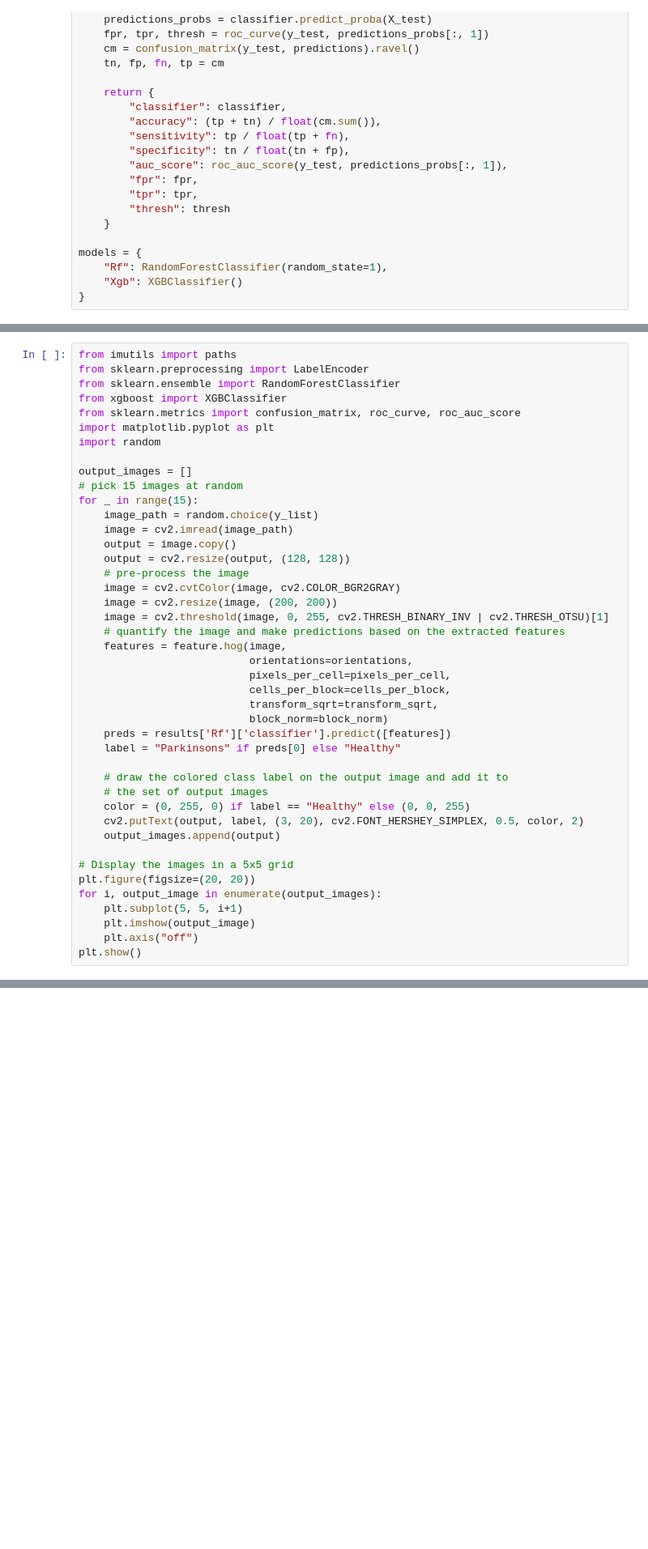
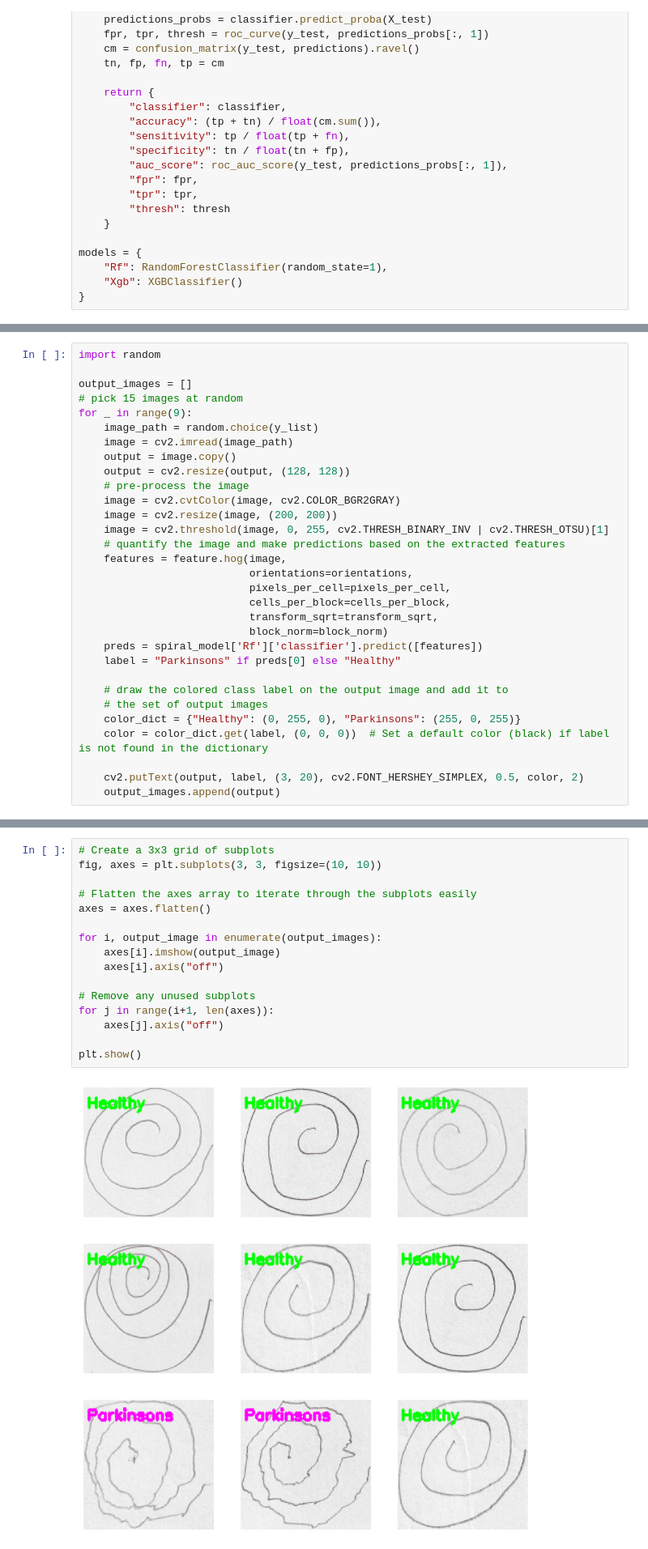
Before and after one commit to HeliaHashemipour/Parkinson, a Jupyter notebook: Drawing/detection.ipynb, the cells around one changed output, grey strips where cells are left out. Shown at 81% size. Drawn from its saved outputs; the diff is of its cells as text; blank space fills up the shorter version.

```diff
--- a/Drawing/detection.ipynb
+++ b/Drawing/detection.ipynb
@@ -199,17 +193,11 @@ Random Forrest=95.24%, XGBoost=80.95%
 Auc_score:
 Random Forrest=98.04%, XGBoost=97.29%
 # %%
-from imutils import paths
-from sklearn.preprocessing import LabelEncoder
-from sklearn.ensemble import RandomForestClassifier
-from xgboost import XGBClassifier
-from sklearn.metrics import confusion_matrix, roc_curve, roc_auc_score
-import matplotlib.pyplot as plt
 import random
 
 output_images = []
 # pick 15 images at random
-for _ in range(15):
+for _ in range(9):
     image_path = random.choice(y_list)
     image = cv2.imread(image_path)
     output = image.copy()
@@ -225,19 +213,13 @@ for _ in range(15):
                            cells_per_block=cells_per_block,
                            transform_sqrt=transform_sqrt,
                            block_norm=block_norm)
-    preds = results['Rf']['classifier'].predict([features])
+    preds = spiral_model['Rf']['classifier'].predict([features])
     label = "Parkinsons" if preds[0] else "Healthy"
 
     # draw the colored class label on the output image and add it to
     # the set of output images
-    color = (0, 255, 0) if label == "Healthy" else (0, 0, 255)
+    color_dict = {"Healthy": (0, 255, 0), "Parkinsons": (255, 0, 255)}
+    color = color_dict.get(label, (0, 0, 0))  # Set a default color (black) if label is not found in the dictionary
+
     cv2.putText(output, label, (3, 20), cv2.FONT_HERSHEY_SIMPLEX, 0.5, color, 2)
     output_images.append(output)
-
-# Display the images in a 5x5 grid
-plt.figure(figsize=(20, 20))
-for i, output_image in enumerate(output_images):
-    plt.subplot(5, 5, i+1)
-    plt.imshow(output_image)
-    plt.axis("off")
-plt.show()
@@ -245,0 +226,18 @@ plt.show()
+# %%
+# Create a 3x3 grid of subplots
+fig, axes = plt.subplots(3, 3, figsize=(10, 10))
+
+# Flatten the axes array to iterate through the subplots easily
+axes = axes.flatten()
+
+for i, output_image in enumerate(output_images):
+    axes[i].imshow(output_image)
+    axes[i].axis("off")
+
+# Remove any unused subplots
+for j in range(i+1, len(axes)):
+    axes[j].axis("off")
+
+plt.show()
+# %% [output]
+[figure, added]
```
Also changed, not shown: parts of 5 cells of this notebook, 4 other files.
